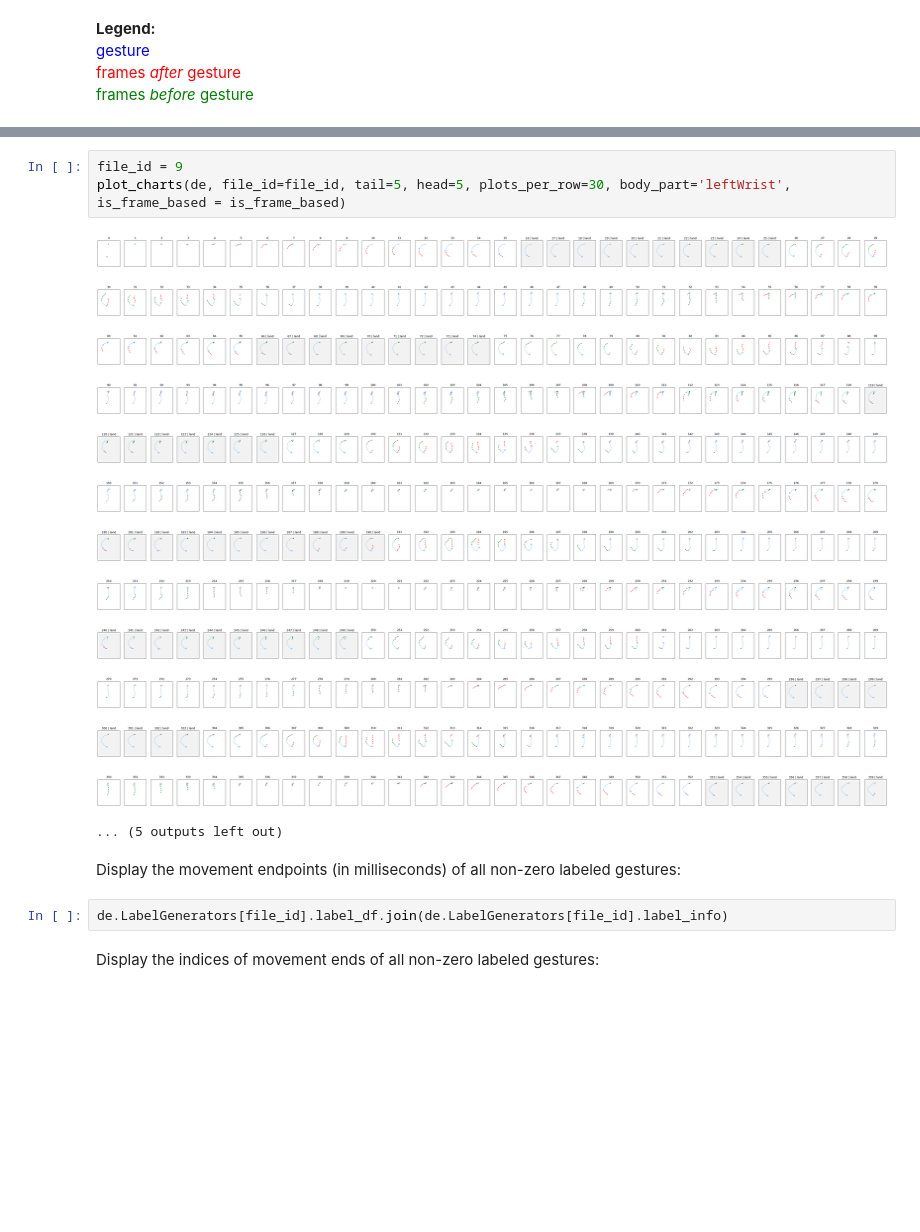
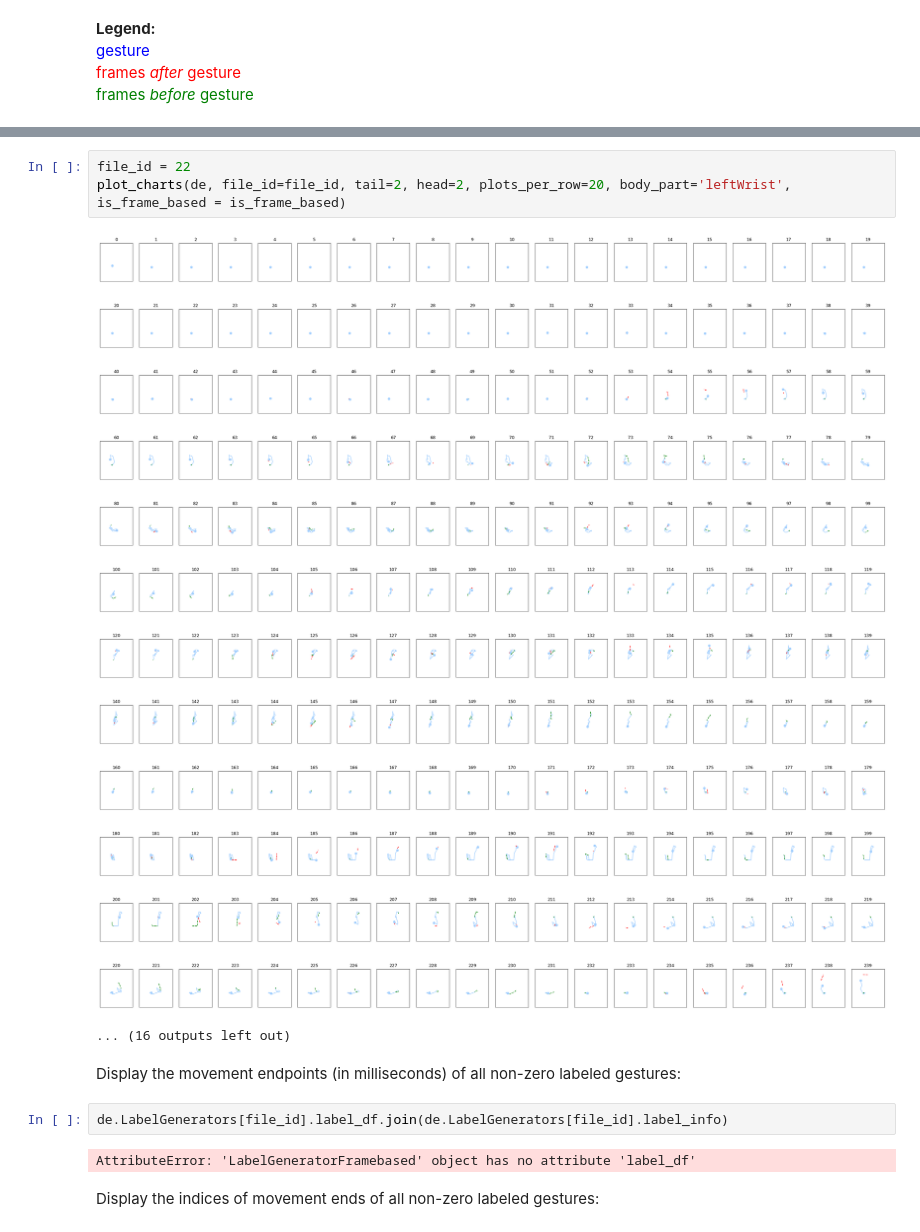
Before and after one commit to chriswegmann/drone_steering, a Jupyter notebook: models/playground/Gesture Visualization.ipynb, the cells around one changed output, grey strips where cells are left out. Cells and saved outputs as stored; diff of their text form; blank space fills up the shorter version.

```diff
--- a/models/playground/Gesture Visualization.ipynb
+++ b/models/playground/Gesture Visualization.ipynb
@@ -182,24 +164,26 @@ de.combined_data_files_df
 # %%
-file_id = 9
-plot_charts(de, file_id=file_id, tail=5, head=5, plots_per_row=30, body_part='leftWrist', is_frame_based = is_frame_based)
+file_id = 22
+plot_charts(de, file_id=file_id, tail=2, head=2, plots_per_row=20, body_part='leftWrist', is_frame_based = is_frame_based)
 # %% [output]
-[figure, old version]
+[figure, new version]
-[figure, old version]
+[figure, new version]
-[figure, old version]
+[figure, new version]
-[figure, old version]
+[figure, new version]
-[figure, old version]
+[figure, new version]
-[figure, old version]
+[figure, new version]
-[figure, old version]
+[figure, new version]
-[figure, old version]
+[figure, new version]
-[figure, old version]
+[figure, new version]
-[figure, old version]
+[figure, new version]
-[figure, old version]
+[figure, new version]
-[figure, old version]
+[figure, new version]
-... (5 outputs left out)
+... (16 outputs left out)
 # %% [markdown]
 Display the movement endpoints (in milliseconds) of all non-zero labeled gestures:
 # %%
 de.LabelGenerators[file_id].label_df.join(de.LabelGenerators[file_id].label_info)
+# %% [output]
+AttributeError: 'LabelGeneratorFramebased' object has no attribute 'label_df'
 # %% [markdown]
 Display the indices of movement ends of all non-zero labeled gestures:
 # %%
```
Also changed, not shown: parts of 6 cells of this notebook, 4 other files.
